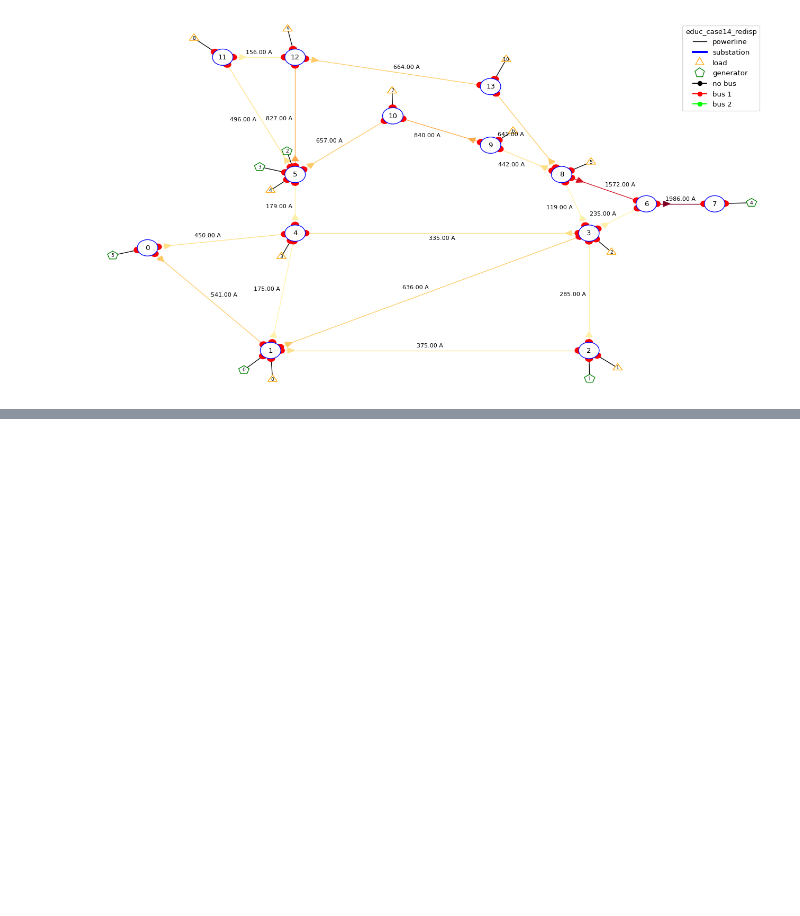
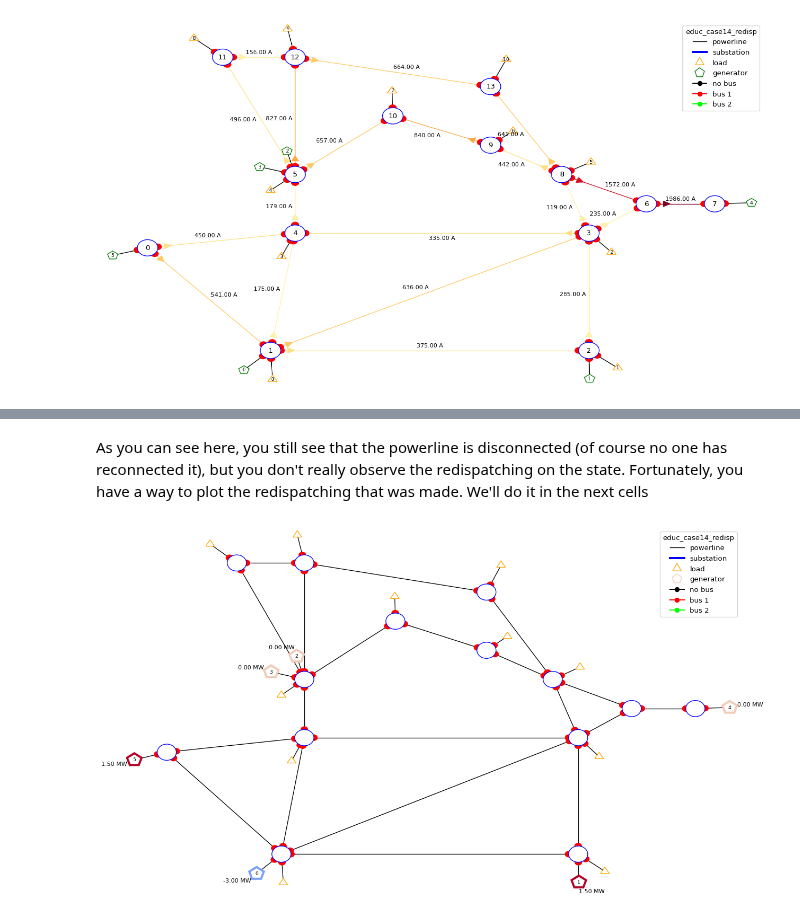
Before and after one commit to Grid2op/grid2op, a Jupyter notebook: getting_started/20201103_AUB_ReinforcementLearningApplicationEECE699.ipynb, the cells around one changed output, grey strips where cells are left out. Cells and saved outputs as stored; diff of their text form; code cells hidden in the pictures; blank space fills up the shorter version.

```diff
--- a/getting_started/20201103_AUB_ReinforcementLearningApplicationEECE699.ipynb
+++ b/getting_started/20201103_AUB_ReinforcementLearningApplicationEECE699.ipynb
@@ -110,0 +203,6 @@ To be perfectly exhaustive, there are 4 game over conditions for this environmen
+# %% [markdown]
+As you can see here, you still see that the powerline is disconnected (of course no one has reconnected it), but you don't really observe the redispatching on the state. Fortunately, you have a way to plot the redispatching that was made. We'll do it in the next cells
+# %%
+fig_ = plot_helper.plot_current_dispatch(new_obs)
+# %% [output]
+[figure, added]
```
Also changed, not shown: parts of 23 cells of this notebook, 10 other files.
